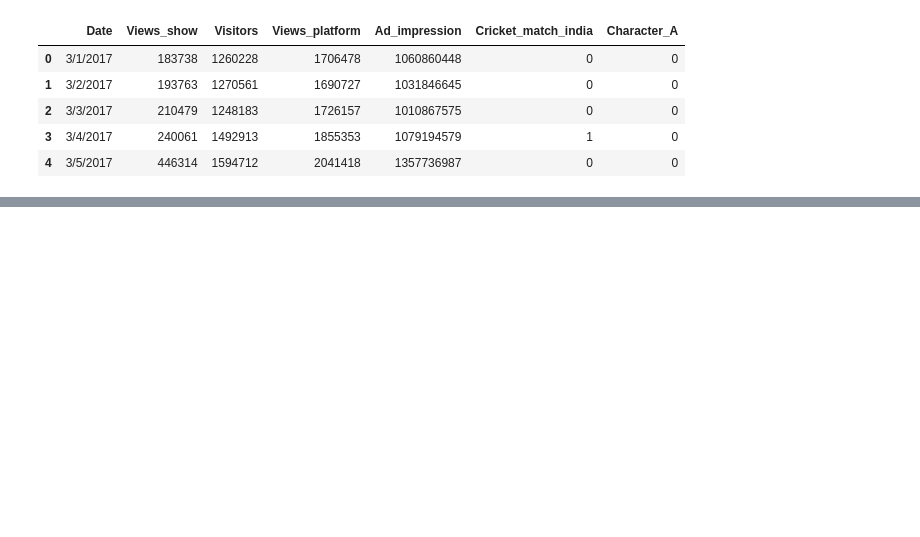
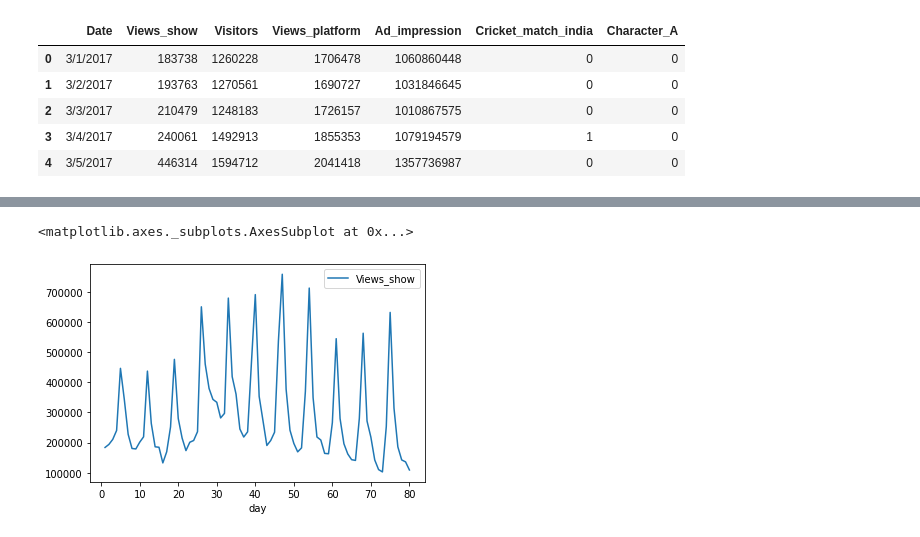
Before and after one commit to shobhitsundriyal/Revisit_ML, a Jupyter notebook: media_data.ipynb, the cells around one changed output, grey strips where cells are left out. Saved outputs shown, nothing was run; the diff lists cells and outputs as text; code cells hidden in the pictures; blank space fills up the shorter version.

Commit message:
looks a cyclic graph

```diff
--- a/media_data.ipynb
+++ b/media_data.ipynb
@@ -32,3 +16,6 @@ df.head()
 | 2 | 3/3/2017 | 210479 | 1248183 | 1726157 | 1010867575 | 0 | 0 |
 | 3 | 3/4/2017 | 240061 | 1492913 | 1855353 | 1079194579 | 1 | 0 |
 | 4 | 3/5/2017 | 446314 | 1594712 | 2041418 | 1357736987 | 0 | 0 |
+# %%
+df['Date'] = pd.to_datetime(df.Date)
+df.head()
@@ -34,0 +29,9 @@ df.head()
+# %%
+#Derived -days since show is running
+
+from datetime import date
+d0 = date(2017, 2, 28)
+d1 = df.Date
+delta = d1.dt.date - d0
+df['day'] = delta
+df.head()
@@ -34,0 +45,5 @@ df.head()
+# %%
+df.day = df.day.astype(str)
+df.day = df.day.map(lambda x: x[0:2])
+df.day = df.day.astype(int)
+df.head()
@@ -34,0 +57,5 @@ df.head()
+# %%
+df.plot.line(x='day', y='Views_show')
+# %% [output]
+<matplotlib.axes._subplots.AxesSubplot at 0x...>
+[figure, added]
```
Also changed, not shown: parts of 6 cells of this notebook.
